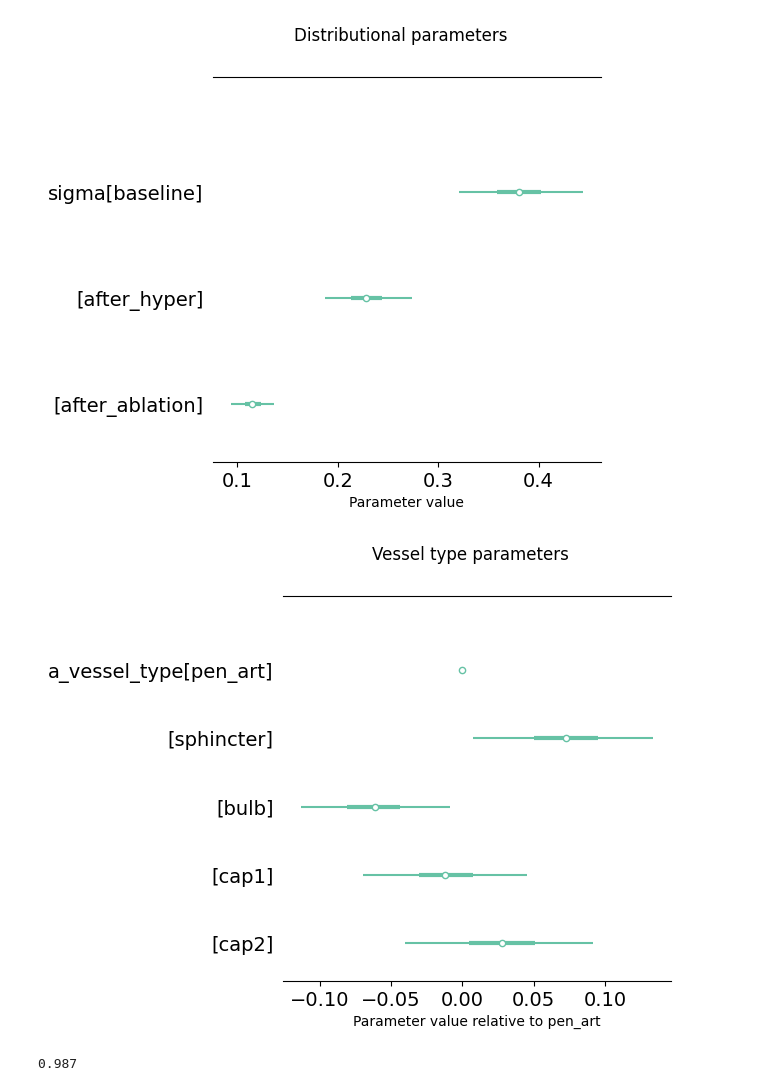
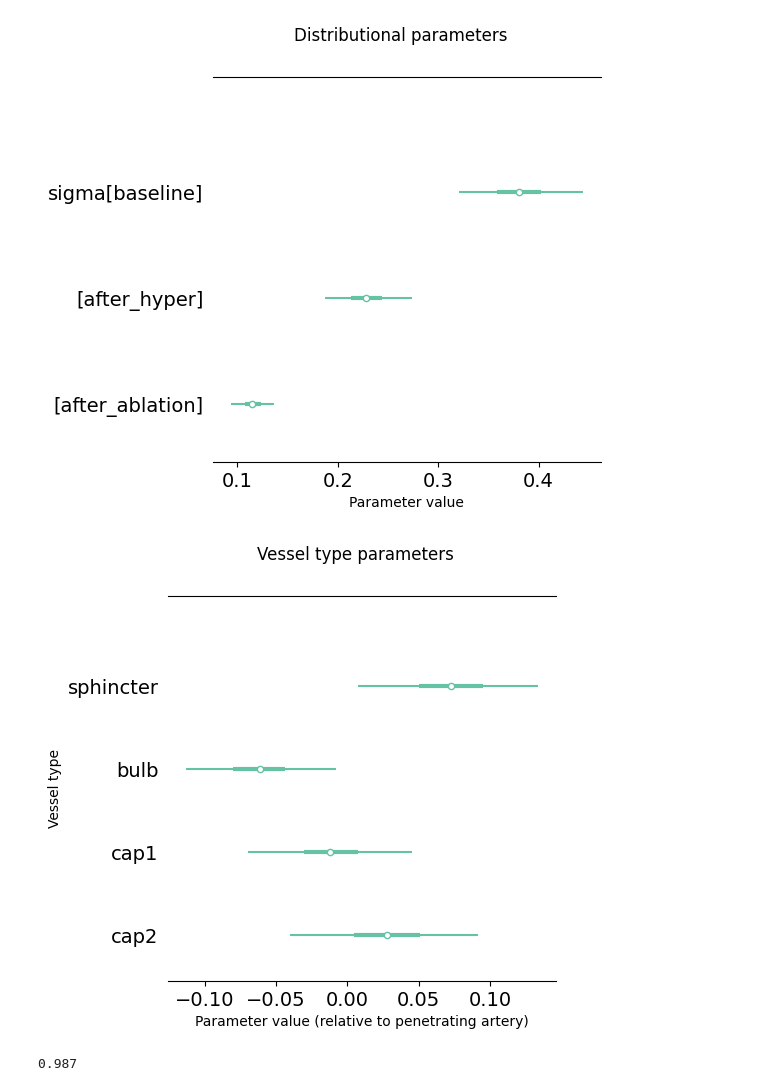
Before and after one commit to teddygroves/sphincter, a Jupyter notebook: sphincter/whisker.ipynb, the cells around one changed output. Cells and saved outputs as stored; diff of their text form; code cells hidden in the pictures.

```diff
--- a/sphincter/whisker.ipynb
+++ b/sphincter/whisker.ipynb
@@ -254,24 +254,27 @@ save_figure(f, "whisker-sigma")
 # %% [output]
 [figure]
 # %%
-diff = idatas["whisker-ind"].posterior["a_vessel_type"] - idatas["whisker-ind"].posterior["a_vessel_type"].sel(vessel_type="pen_art")
-
+diff = (
+    idatas["whisker-ind"].posterior["a_vessel_type"] - idatas["whisker-ind"].posterior["a_vessel_type"].sel(vessel_type="pen_art")
+).drop_sel(vessel_type="pen_art")
 f, ax = plt.subplots(figsize=[5, 5])
 
 f.suptitle("Vessel type parameters")
 az.plot_forest(
         diff,
         var_names="a_vessel_type",
         combined=True,
-        ax=ax
+        ax=ax,
+        labeller=az.labels.NoVarLabeller()
     );
 ax.set(
     title="",
-    xlabel="Parameter value relative to pen_art",
+    xlabel="Parameter value (relative to penetrating artery)",
+    ylabel="Vessel type"
 );
 save_figure(f, "whisker-vessel-type-effects")
 # %% [output]
-[figure, old version]
+[figure, new version]
 # %%
 (diff.sel(vessel_type='sphincter').values.flatten() > 0).mean()
 # %% [output]
```
Also changed, not shown: parts of 1 cell of this notebook, 14 other files.
